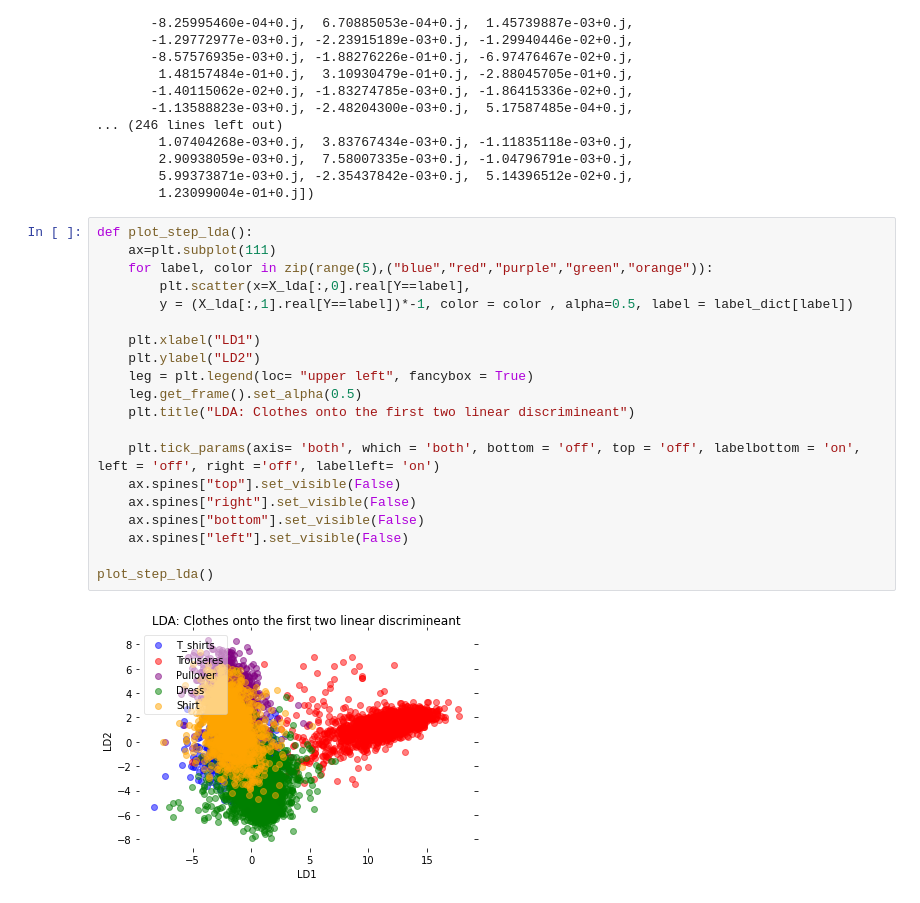
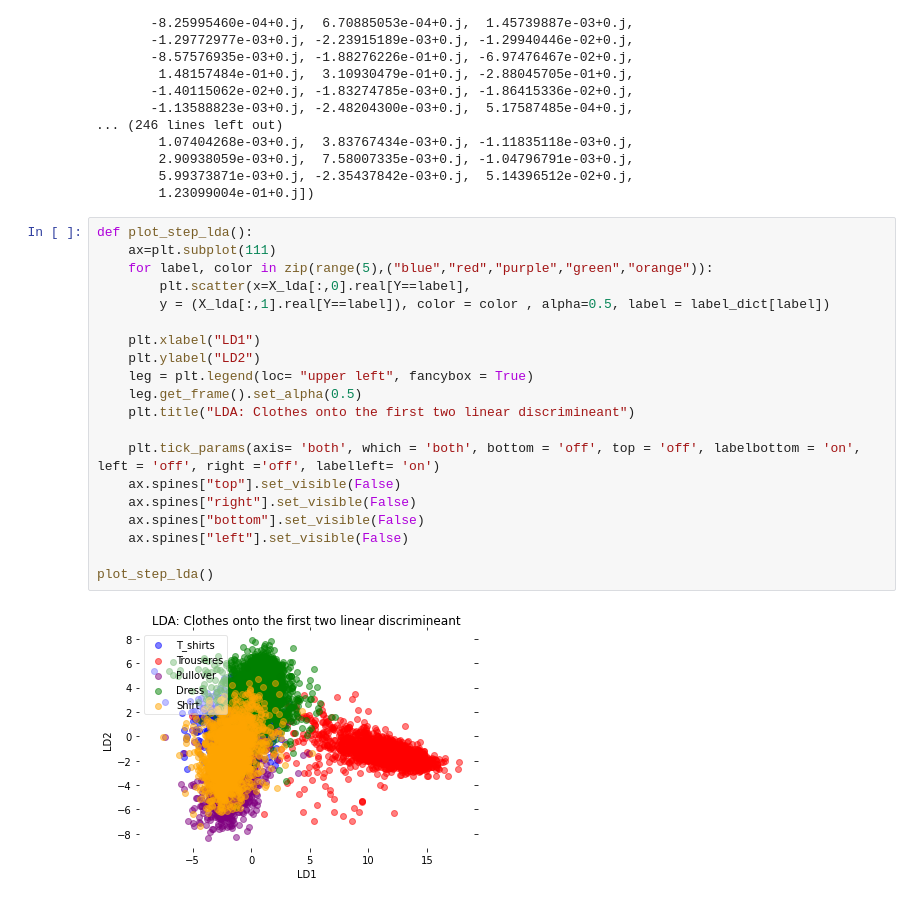
Before and after one commit to JBH010/ML-project, a Jupyter notebook: LDA_hardcode.ipynb, the cells around one changed output. Saved outputs shown, nothing was run; the diff lists cells and outputs as text.

```diff
--- a/LDA_hardcode.ipynb
+++ b/LDA_hardcode.ipynb
@@ -110,22 +109,22 @@ array([-3.23779475e-01+0.j,  1.35781734e-01+0.j,  1.39610800e-01+0.j,
 # %%
 def plot_step_lda():
     ax=plt.subplot(111)
     for label, color in zip(range(5),("blue","red","purple","green","orange")):
         plt.scatter(x=X_lda[:,0].real[Y==label],
-        y = (X_lda[:,1].real[Y==label])*-1, color = color , alpha=0.5, label = label_dict[label])
+        y = (X_lda[:,1].real[Y==label]), color = color , alpha=0.5, label = label_dict[label])
 
     plt.xlabel("LD1")
     plt.ylabel("LD2")
     leg = plt.legend(loc= "upper left", fancybox = True)
     leg.get_frame().set_alpha(0.5)
     plt.title("LDA: Clothes onto the first two linear discrimineant")
 
     plt.tick_params(axis= 'both', which = 'both', bottom = 'off', top = 'off', labelbottom = 'on', left = 'off', right ='off', labelleft= 'on')
     ax.spines["top"].set_visible(False)
     ax.spines["right"].set_visible(False)
     ax.spines["bottom"].set_visible(False)
     ax.spines["left"].set_visible(False)
 
 plot_step_lda()
 # %% [output]
-[figure, old version]
+[figure, new version]
```
Also changed, not shown: parts of 7 cells of this notebook.
